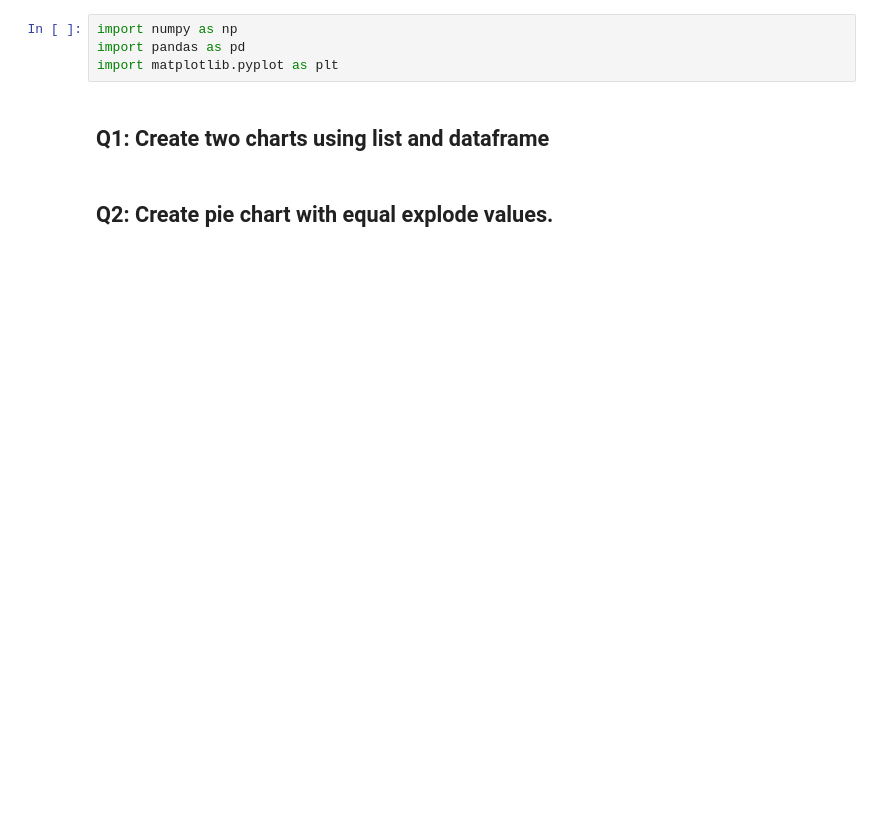
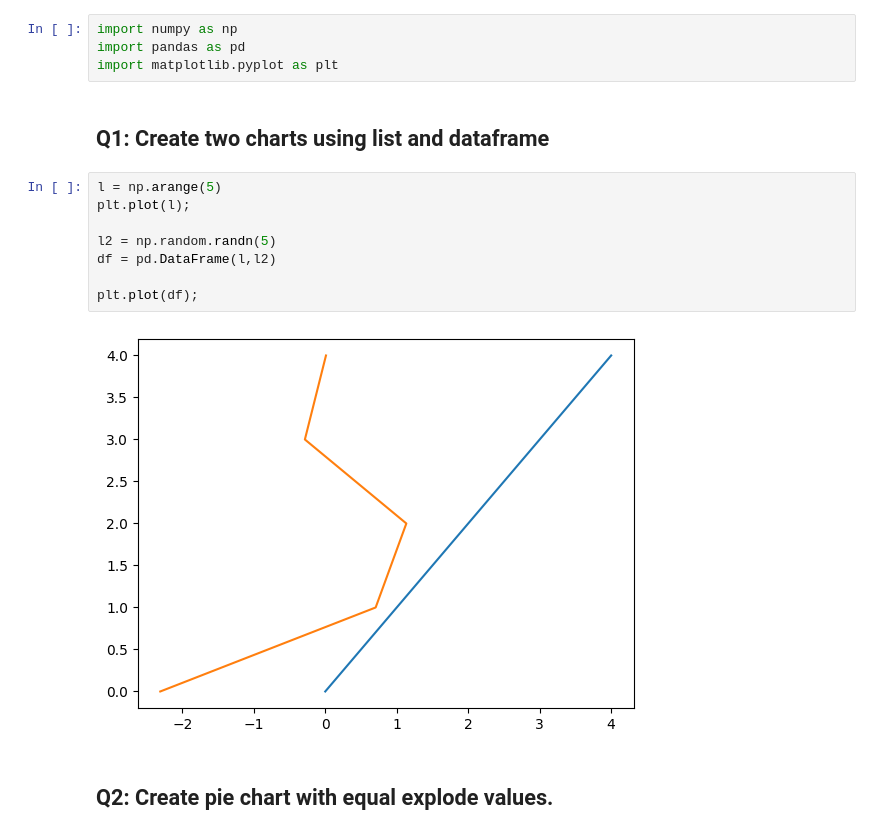
Before and after one commit to Tuwaiq-Data-Science-Bootcamp/Day8-Lab1-Matplotlib, a Jupyter notebook: Day#8_Matplotlib_Assignment.ipynb, the cells around one changed output. Saved outputs shown, nothing was run; the diff lists cells and outputs as text; blank space fills up the shorter version.

```diff
--- a/Day#8_Matplotlib_Assignment.ipynb
+++ b/Day#8_Matplotlib_Assignment.ipynb
@@ -4,5 +4,15 @@ import pandas as pd
 import matplotlib.pyplot as plt
 # %% [markdown]
 ## Q1: Create two charts using list and dataframe
+# %%
+l = np.arange(5)
+plt.plot(l);
+
+l2 = np.random.randn(5)
+df = pd.DataFrame(l,l2)
+
+plt.plot(df);
+# %% [output]
+[figure, added]
 # %% [markdown]
 ## Q2: Create pie chart with equal explode values.
```
Also changed, not shown: parts of 5 cells of this notebook.
